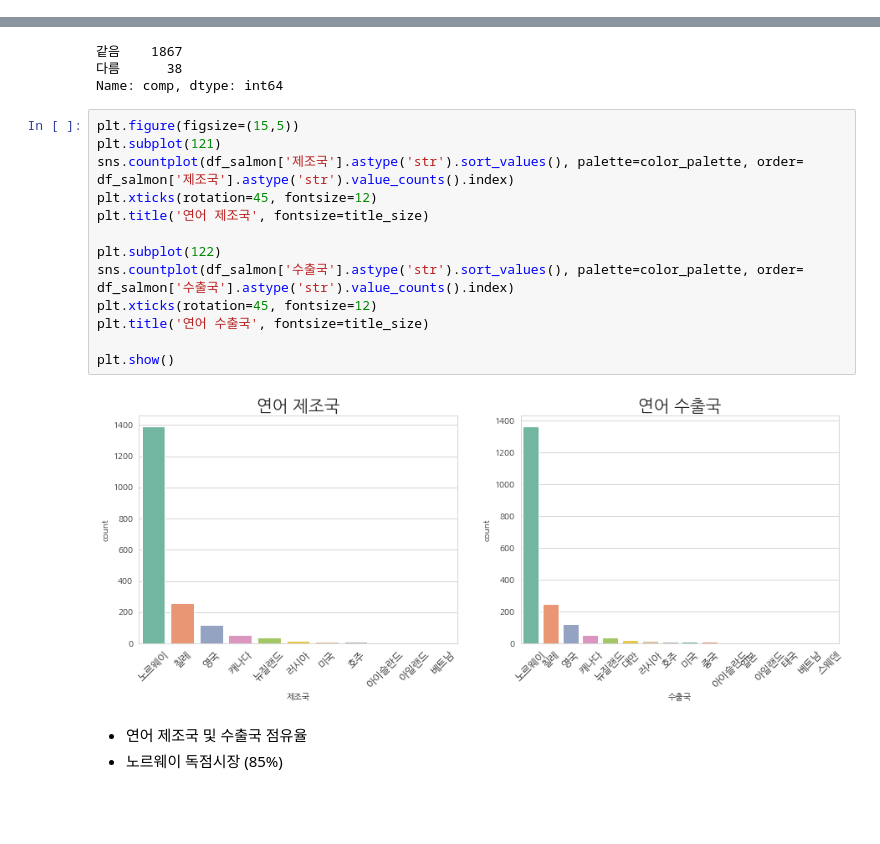
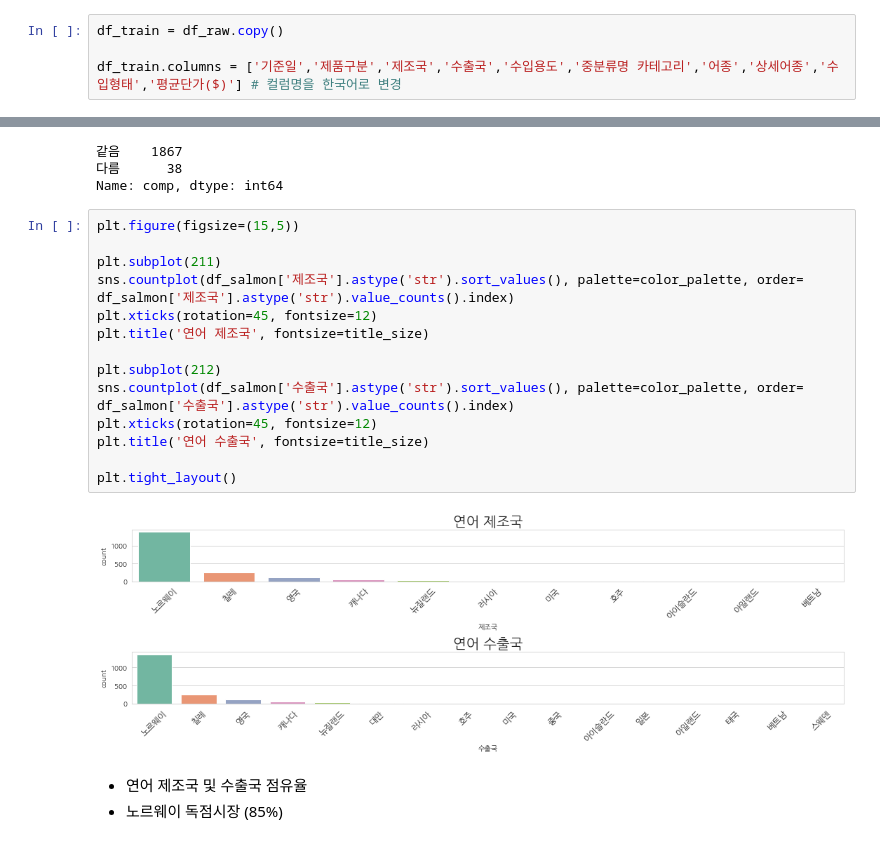
Before and after one commit to Yeony54/Project_Seafood_Import_Price_Prediction, a Jupyter notebook: 1. 제공데이터 EDA (수정).ipynb, the cells around one changed output, grey strips where cells are left out. Drawn from its saved outputs; the diff is of its cells as text; blank space fills up the shorter version.

```diff
--- a/1. 제공데이터 EDA (수정).ipynb
+++ b/1. 제공데이터 EDA (수정).ipynb
@@ -103,3 +129,7 @@ print(len(df_train), "data exists between", min(df_train['기준일']), "~", max
+# %%
+df_train = df_raw.copy()
+
+df_train.columns = ['기준일','제품구분','제조국','수출국','수입용도','중분류명 카테고리','어종','상세어종','수입형태','평균단가($)'] # 컬럼명을 한국어로 변경
 # %%
 df_train['date'] = df_train['기준일'].dt.year.astype('str') + df_train['기준일'].dt.month.astype('str').str.zfill(2)
 # %%
@@ -781,19 +819,20 @@ print(df_salmon['comp'].value_counts())
 Name: comp, dtype: int64
 # %%
 plt.figure(figsize=(15,5))
-plt.subplot(121)
+
+plt.subplot(211)
 sns.countplot(df_salmon['제조국'].astype('str').sort_values(), palette=color_palette, order= df_salmon['제조국'].astype('str').value_counts().index)
 plt.xticks(rotation=45, fontsize=12)
 plt.title('연어 제조국', fontsize=title_size)
 
-plt.subplot(122)
+plt.subplot(212)
 sns.countplot(df_salmon['수출국'].astype('str').sort_values(), palette=color_palette, order= df_salmon['수출국'].astype('str').value_counts().index)
 plt.xticks(rotation=45, fontsize=12)
 plt.title('연어 수출국', fontsize=title_size)
 
-plt.show()
+plt.tight_layout()
 # %% [output]
-[figure, old version]
+[figure, new version]
 # %% [markdown]
 - 연어 제조국 및 수출국 점유율
 - 노르웨이 독점시장 (85%)
```
Also changed, not shown: parts of 40 cells of this notebook.
